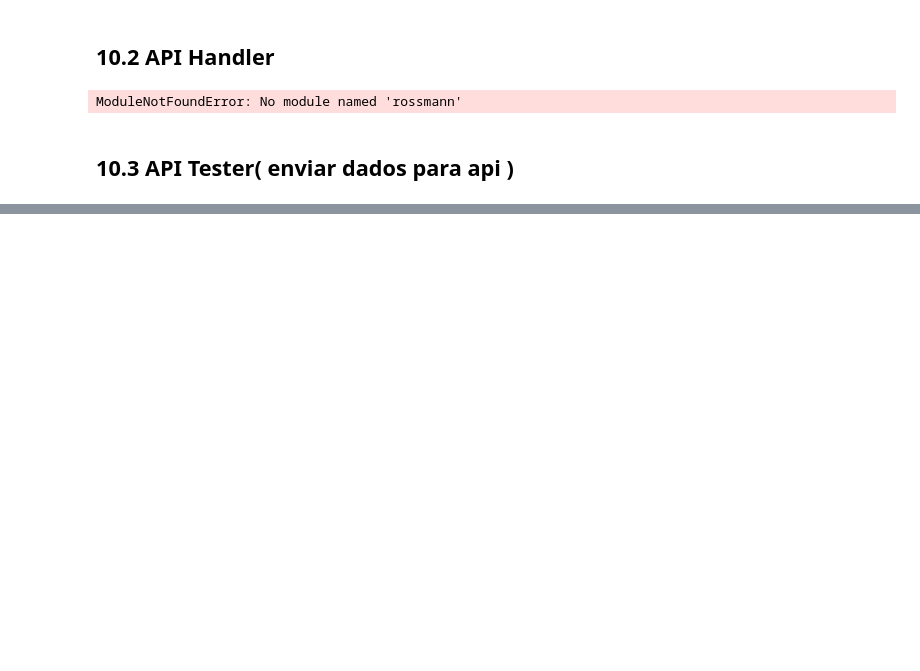
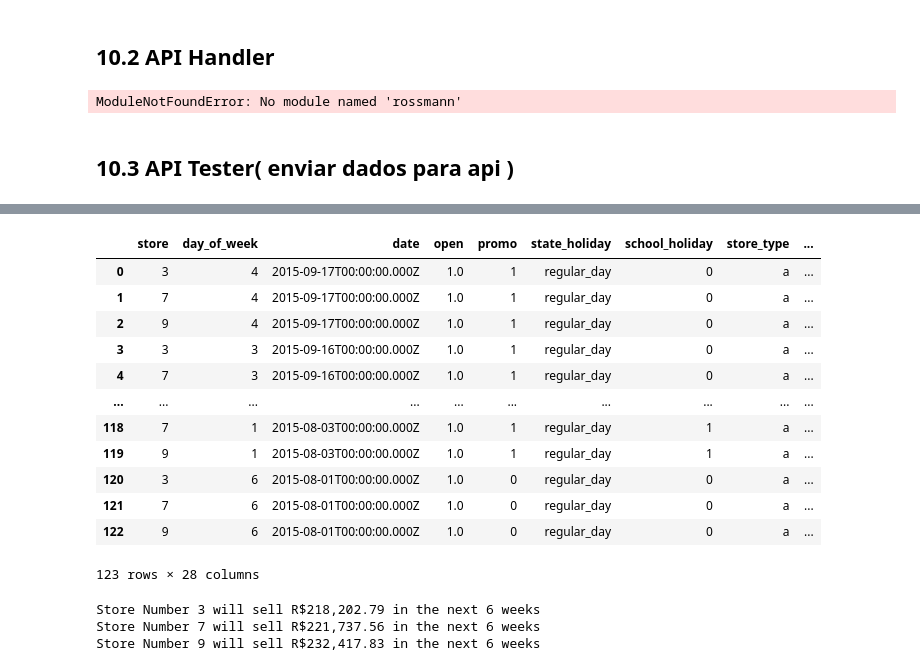
Before and after one commit to Edu-p/ds-project-model, a Jupyter notebook: notebooks/StoreSalesPrediction_md10_v01.ipynb, the cells around one changed output, grey strips where cells are left out. Saved outputs shown, nothing was run; the diff lists cells and outputs as text; code cells hidden in the pictures; blank space fills up the shorter version.

```diff
--- a/notebooks/StoreSalesPrediction_md10_v01.ipynb
+++ b/notebooks/StoreSalesPrediction_md10_v01.ipynb
@@ -1844,0 +1868,27 @@ print( 'Status Code {}'.format( r.status_code ) )
+# %%
+d1
+# %% [output]
+|  | store | day_of_week | date | open | promo | state_holiday | school_holiday | store_type | ... |
+| 0 | 3 | 4 | 2015-09-17T00:00:00.000Z | 1.0 | 1 | regular_day | 0 | a | ... |
+| 1 | 7 | 4 | 2015-09-17T00:00:00.000Z | 1.0 | 1 | regular_day | 0 | a | ... |
+| 2 | 9 | 4 | 2015-09-17T00:00:00.000Z | 1.0 | 1 | regular_day | 0 | a | ... |
+| 3 | 3 | 3 | 2015-09-16T00:00:00.000Z | 1.0 | 1 | regular_day | 0 | a | ... |
+| 4 | 7 | 3 | 2015-09-16T00:00:00.000Z | 1.0 | 1 | regular_day | 0 | a | ... |
+| ... | ... | ... | ... | ... | ... | ... | ... | ... | ... |
+| 118 | 7 | 1 | 2015-08-03T00:00:00.000Z | 1.0 | 1 | regular_day | 1 | a | ... |
+| 119 | 9 | 1 | 2015-08-03T00:00:00.000Z | 1.0 | 1 | regular_day | 1 | a | ... |
+| 120 | 3 | 6 | 2015-08-01T00:00:00.000Z | 1.0 | 0 | regular_day | 0 | a | ... |
+| 121 | 7 | 6 | 2015-08-01T00:00:00.000Z | 1.0 | 0 | regular_day | 0 | a | ... |
+| 122 | 9 | 6 | 2015-08-01T00:00:00.000Z | 1.0 | 0 | regular_day | 0 | a | ... |
+123 rows × 28 columns
+# %%
+d2 = d1[['store', 'prediction']].groupby( 'store' ).sum().reset_index()
+
+for i in range( len( d2 ) ):
+    print( 'Store Number {} will sell R${:,.2f} in the next 6 weeks'.format(
+            d2.loc[i, 'store'],
+            d2.loc[i, 'prediction'] ) )
+# %% [output]
+Store Number 3 will sell R$218,202.79 in the next 6 weeks
+Store Number 7 will sell R$221,737.56 in the next 6 weeks
+Store Number 9 will sell R$232,417.83 in the next 6 weeks
```
Also changed, not shown: parts of 19 cells of this notebook, 3 other files.
